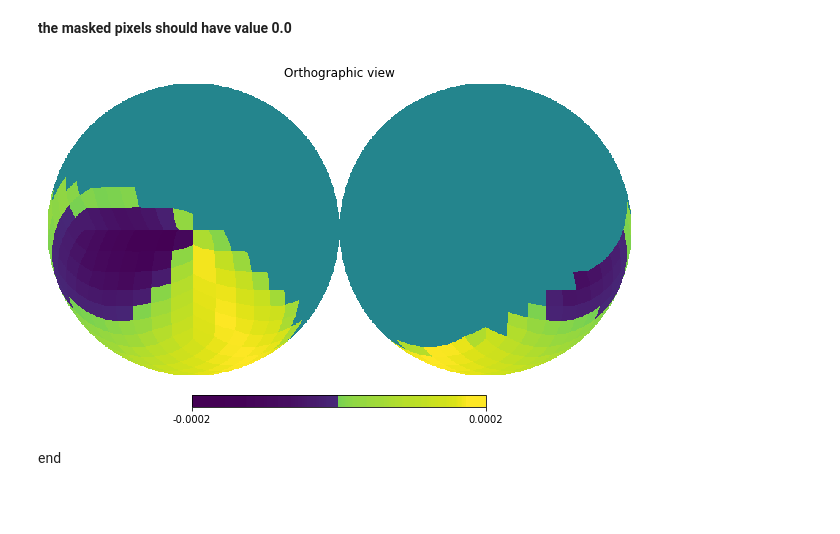
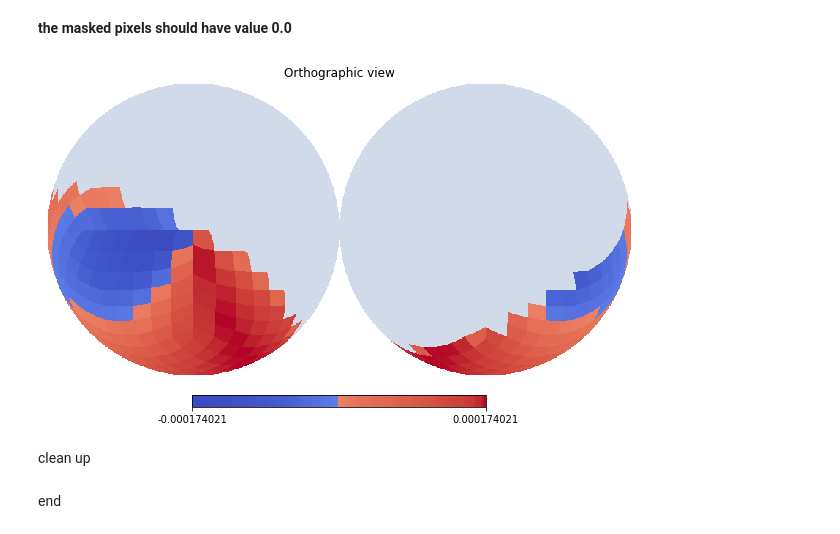
Before and after one commit to hammurabi-dev/hammurabiX, a Jupyter notebook: tutorials/tutorial_01.ipynb, the cells around one changed output. Drawn from its saved outputs; the diff is of its cells as text; code cells hidden in the pictures; blank space fills up the shorter version.

```diff
--- a/tutorials/tutorial_01.ipynb
+++ b/tutorials/tutorial_01.ipynb
@@ -175,7 +172,7 @@ observable {}
 # %%
 #NBVAL_CHECK_OUTPUT
 
-sim.add_par(['observable'],'sync',{'cue':'1','freq':'10','filename':'sync_10.fits','nside':'8'})
+sim.add_par(['observable'],'sync',{'cue':'1','freq':'10','filename':'sync_10.bin','nside':'8'})
 sim.print_par(['observable'])
 # %% [output]
 observable {}
@@ -371,7 +366,10 @@ sim(True)
 # %%
 #NBVAL_CHECK_OUTPUT
 
 out_sync_Q = sim.sim_map[('sync', '10', '8', 'Q')]
-hp.orthview(out_sync_Q, rot=[0,90], norm='hist',max=0.0002,min=-0.0002)
+absmax = np.max(out_sync_Q)
+hp.orthview(out_sync_Q, rot=[0,90], norm='hist',max=absmax,min=-absmax,cmap='coolwarm')
 # %% [output]
-[figure, old version]
+[figure, new version]
+# %% [markdown]
+clean up
```
Also changed, not shown: parts of 10 cells of this notebook, 3 other files.
